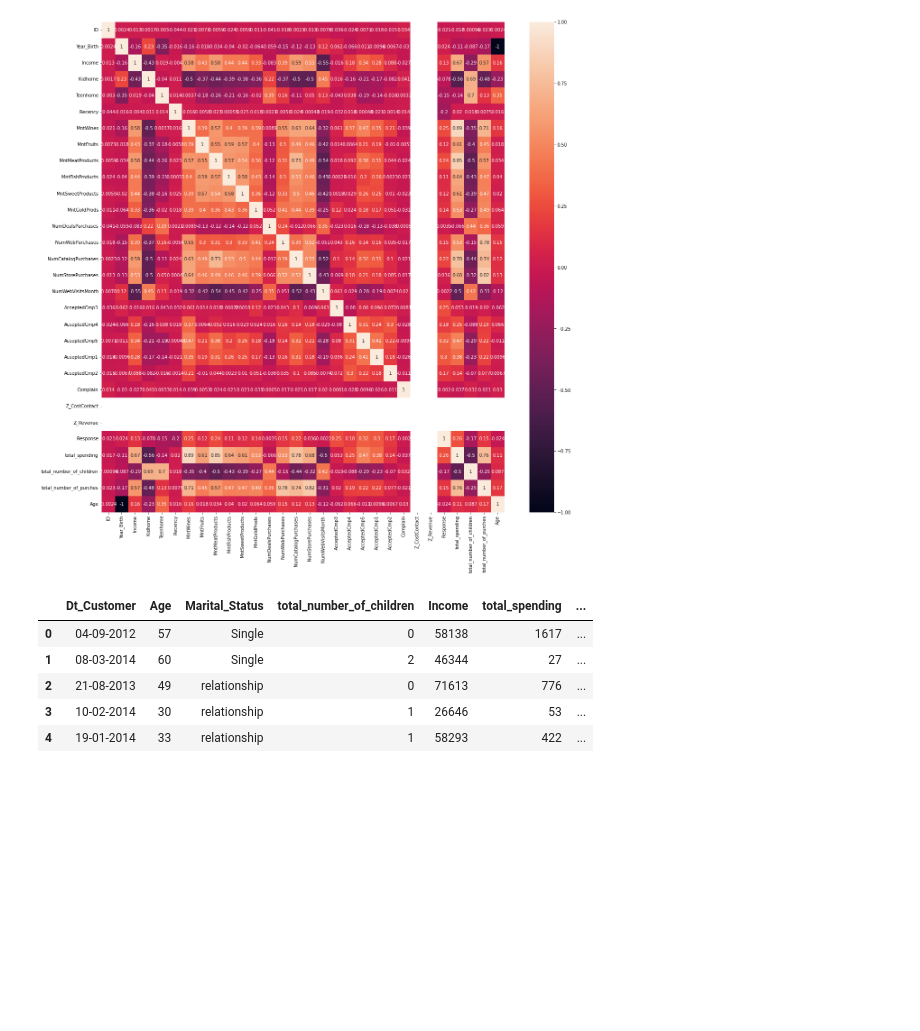
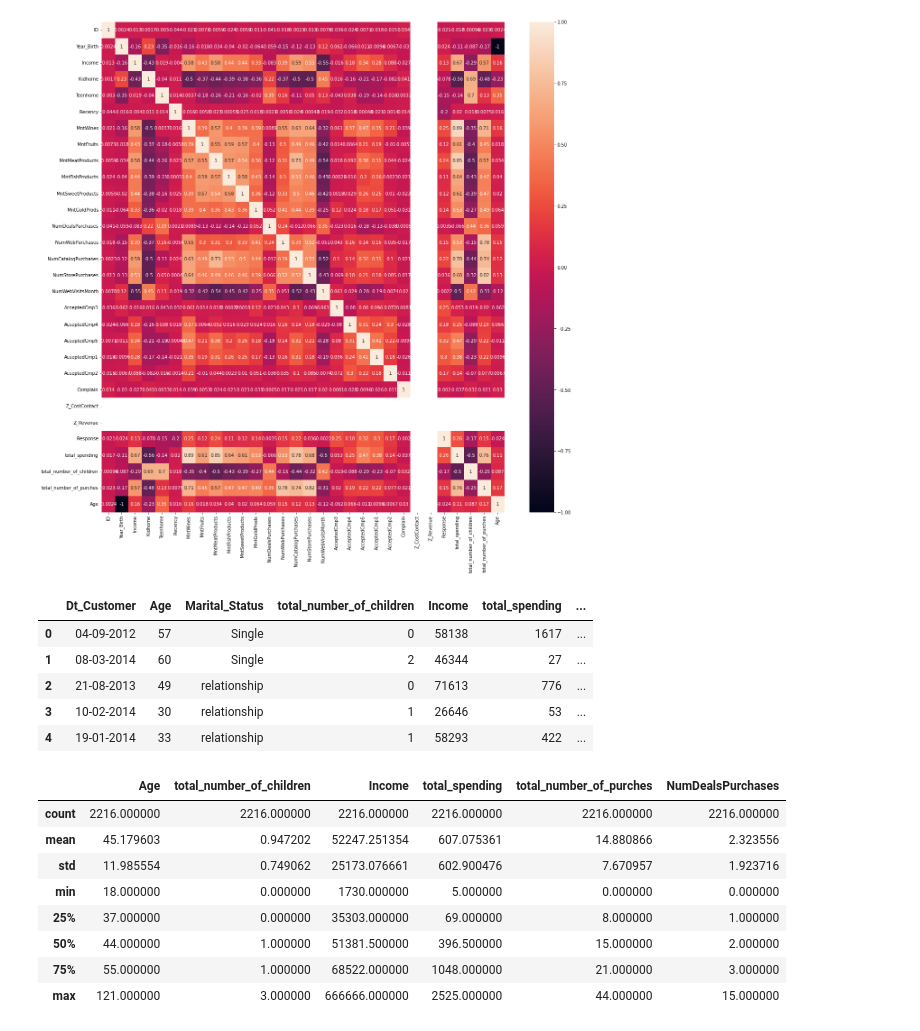
Before and after one commit to everydaycodings/Data-Science-End-To-End-Notebook-Project, a Jupyter notebook: Customer_Personality_Analysis.ipynb, the cells around one changed output. Saved outputs shown, nothing was run; the diff lists cells and outputs as text; code cells hidden in the pictures; blank space fills up the shorter version.

```diff
--- a/Customer_Personality_Analysis.ipynb
+++ b/Customer_Personality_Analysis.ipynb
@@ -107,3 +107,15 @@ data.head()
 | 4 | 19-01-2014 | 33 | relationship | 1 | 58293 | 422 | ... |
 # %%
 backup_data = data.copy()
+# %%
+data.describe()
+# %% [output]
+|  | Age | total_number_of_children | Income | total_spending | total_number_of_purches | NumDealsPurchases |
+| count | 2216.000000 | 2216.000000 | 2216.000000 | 2216.000000 | 2216.000000 | 2216.000000 |
+| mean | 45.179603 | 0.947202 | 52247.251354 | 607.075361 | 14.880866 | 2.323556 |
+| std | 11.985554 | 0.749062 | 25173.076661 | 602.900476 | 7.670957 | 1.923716 |
+| min | 18.000000 | 0.000000 | 1730.000000 | 5.000000 | 0.000000 | 0.000000 |
+| 25% | 37.000000 | 0.000000 | 35303.000000 | 69.000000 | 8.000000 | 1.000000 |
+| 50% | 44.000000 | 1.000000 | 51381.500000 | 396.500000 | 15.000000 | 2.000000 |
+| 75% | 55.000000 | 1.000000 | 68522.000000 | 1048.000000 | 21.000000 | 3.000000 |
+| max | 121.000000 | 3.000000 | 666666.000000 | 2525.000000 | 44.000000 | 15.000000 |
```
Also changed, not shown: parts of 1 cell of this notebook.
